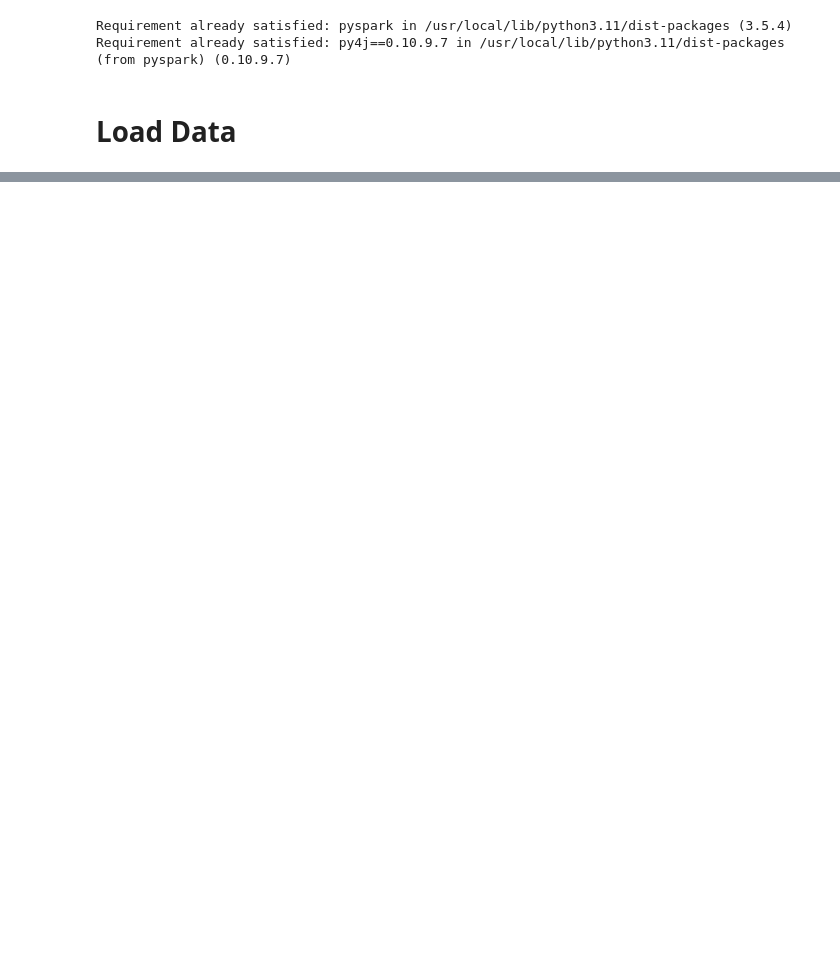
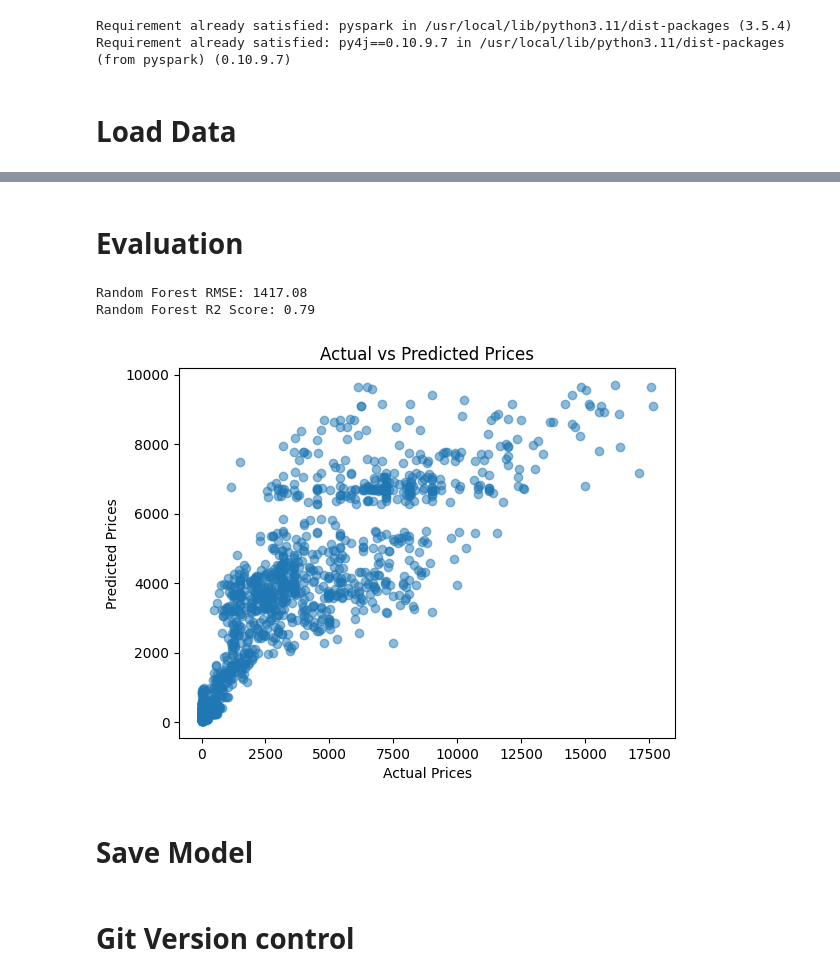
Before and after one commit to brc0d3s/Distributed-Food-Price-Prediction-for-Kenyan-Markets, a Jupyter notebook: Modelling.ipynb, the cells around one changed output, grey strips where cells are left out. Cells and saved outputs as stored; diff of their text form; code cells hidden in the pictures; blank space fills up the shorter version.

Commit message:
model

```diff
--- a/Modelling.ipynb
+++ b/Modelling.ipynb
@@ -149,0 +178,2 @@ Row count: 0
+# %%
+train_data, test_data = data.randomSplit([0.8, 0.2], seed=42)
@@ -149,0 +185,2 @@ Row count: 0
+# %%
+rf = RandomForestRegressor(featuresCol='features', labelCol='local_price', numTrees=100, maxDepth=10)
@@ -149,0 +189,2 @@ Row count: 0
+# %%
+rf_model = rf.fit(train_data)
@@ -149,0 +193,4 @@ Row count: 0
+# %%
+predictions = rf_model.transform(test_data)
+# %% [markdown]
+# Evaluation
@@ -149,0 +203,20 @@ Row count: 0
+# %%
+print(f'Random Forest RMSE: {rmse:.2f}')
+print(f'Random Forest R2 Score: {r2:.2f}')
+# %% [output]
+Random Forest RMSE: 1417.08
+Random Forest R2 Score: 0.79
+# %%
+import matplotlib.pyplot as plt
+
+
+preds_pd = predictions.select('local_price', 'prediction').toPandas()
+plt.scatter(preds_pd['local_price'], preds_pd['prediction'], alpha=0.5)
+plt.xlabel('Actual Prices')
+plt.ylabel('Predicted Prices')
+plt.title('Actual vs Predicted Prices')
+plt.show()
+# %% [output]
+[figure, added]
+# %% [markdown]
+# Save Model
@@ -149,0 +225,2 @@ Row count: 0
+# %% [markdown]
+# Git Version control
```
Also changed, not shown: parts of 52 cells of this notebook, 15 other files.
